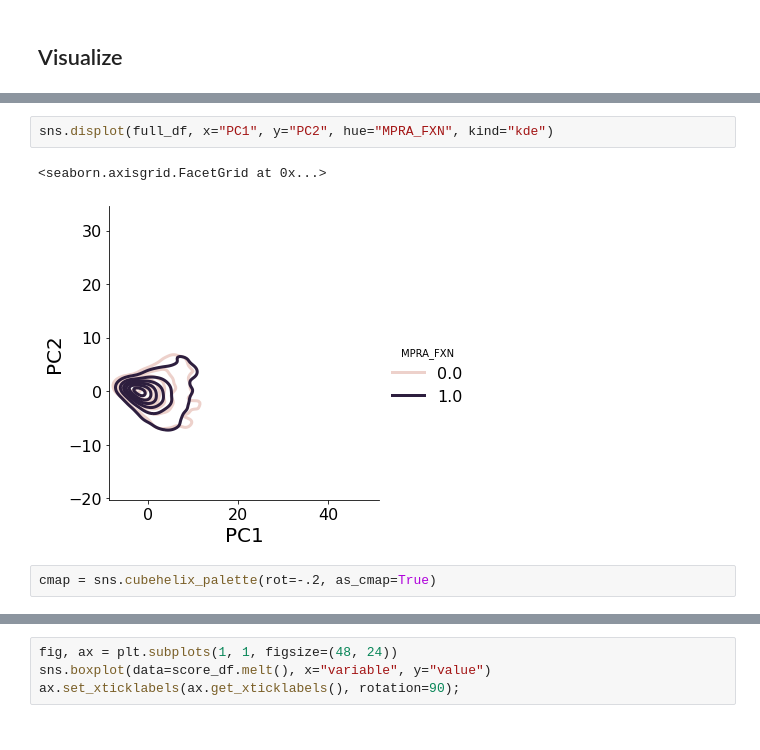
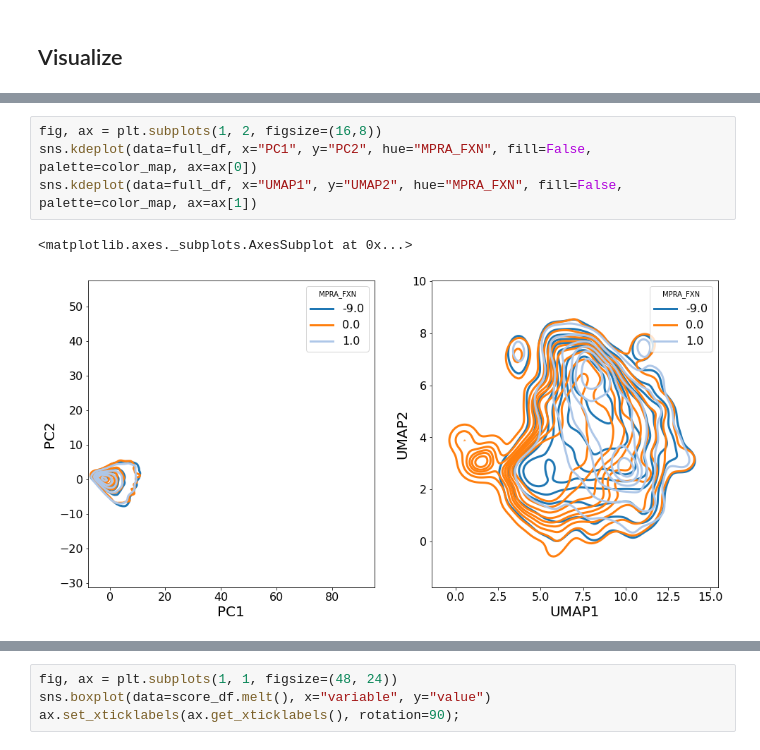
Before and after one commit to ML4GLand/EUGENe, a Jupyter notebook: notebooks/Nucleotide_Importance_Analysis.ipynb, the cells around one changed output, grey strips where cells are left out. Cells and saved outputs as stored; diff of their text form.

```diff
--- a/notebooks/Nucleotide_Importance_Analysis.ipynb
+++ b/notebooks/Nucleotide_Importance_Analysis.ipynb
@@ -137,7 +148,7 @@ sns.displot(full_df, x="UMAP1", y="UMAP2", hue="MPRA_FXN", kind="kde")
-# %%
-sns.displot(full_df, x="PC1", y="PC2", hue="MPRA_FXN", kind="kde")
-# %% [output]
-<seaborn.axisgrid.FacetGrid at 0x...>
-[figure, removed]
-# %%
-cmap = sns.cubehelix_palette(rot=-.2, as_cmap=True)
+# %%
+fig, ax = plt.subplots(1, 2, figsize=(16,8))
+sns.kdeplot(data=full_df, x="PC1", y="PC2", hue="MPRA_FXN", fill=False, palette=color_map, ax=ax[0])
+sns.kdeplot(data=full_df, x="UMAP1", y="UMAP2", hue="MPRA_FXN", fill=False, palette=color_map, ax=ax[1])
+# %% [output]
+<matplotlib.axes._subplots.AxesSubplot at 0x...>
+[figure, added]
```
Also changed, not shown: parts of 50 cells of this notebook, 22 other files.
